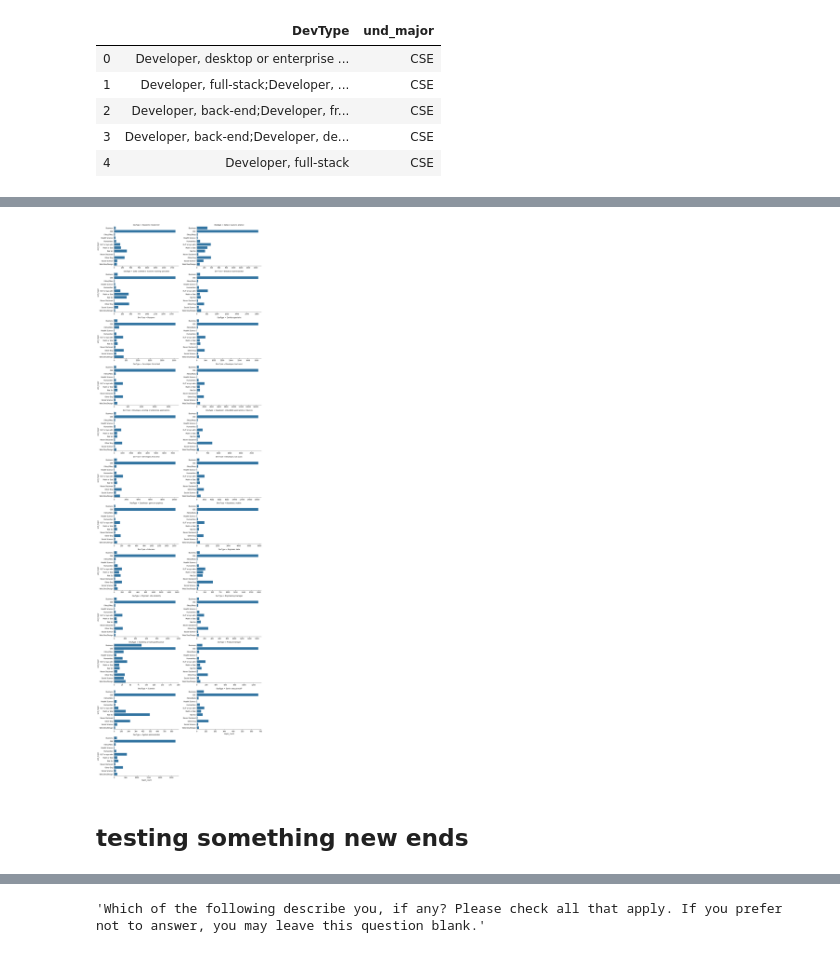
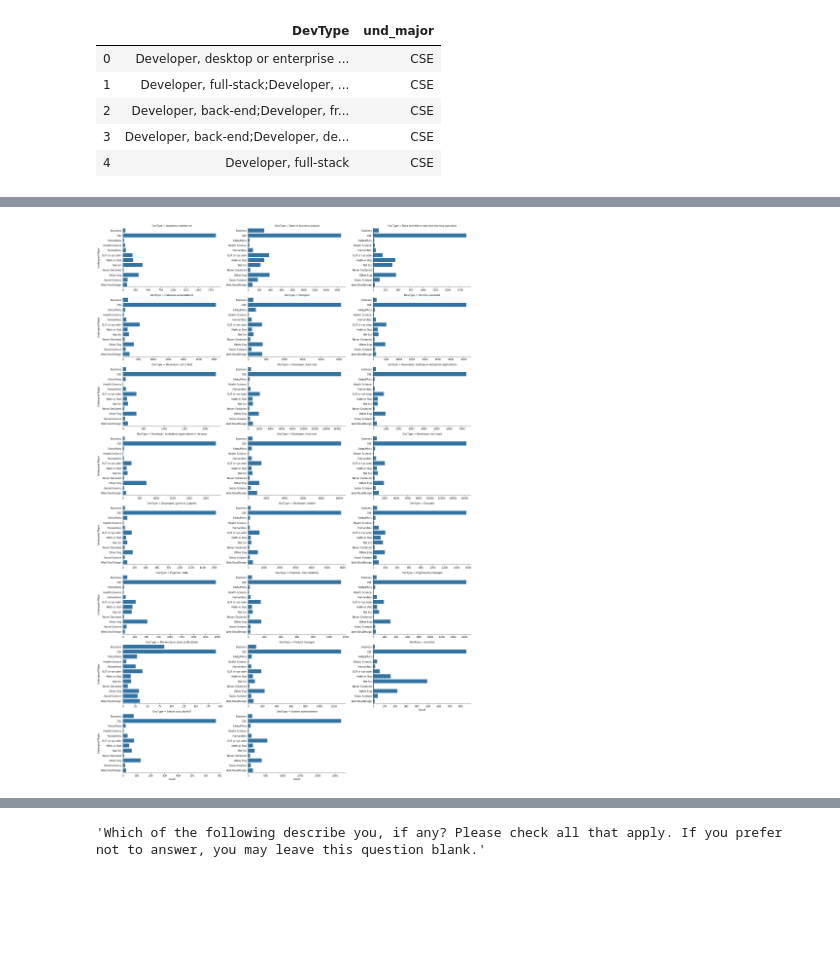
Before and after one commit to mikeolubode/blog_project, a Jupyter notebook: project.ipynb, the cells around one changed output, grey strips where cells are left out. Cells and saved outputs as stored; diff of their text form; code cells hidden in the pictures; blank space fills up the shorter version.

```diff
--- a/project.ipynb
+++ b/project.ipynb
@@ -53,7 +53,7 @@ def get_unique(df_column, delimiter):
 # %%
 def split_and_join(df, col, delimiter):
     """
-    splits a delimiter column and add the resulting split to the original df while dropping the splitted column
+    splits a delimited column and add the resulting split to the original df while dropping the splitted column
 
     df: dataframe containing column col to be splitted
     col: column containing delimited items to be splitted
@@ -87,6 +87,3 @@ survey.head()
 | 2 | 3 | I code primarily as a hobby | Yes | NaN | 15 | NaN | NaN | NaN | Russian Federation | ... |
 | 3 | 4 | I am a developer by profession | Yes | 25.0 | 18 | NaN | NaN | NaN | Albania | ... |
 | 4 | 5 | I used to be a developer by profe... | Yes | 31.0 | 16 | NaN | NaN | NaN | United States | ... |
-# %%
-survey['DevType_main'] = survey.DevType.str.split(';', n = 1, expand = True).reset_index().iloc[:,1]
-survey.head()
@@ -191,6 +172,7 @@ Index([                             0,                              1,
 # %%
 survey_dev = split_and_join(survey, 'DevType', ';')
-survey_devMajor1 = survey_dev.iloc[:,np.r_[0:23,82,85]].fillna(value=np.nan)
+# select all DevType, YearsCodePro and und_major for further analysis
+survey_devMajor1 = survey_dev.iloc[:,np.r_[0:23,82,84]].fillna(value=np.nan)
 survey_devMajor1.head()
 # %% [output]
 |  | 0 | 1 | 2 | 3 | 4 | 5 | 6 | 7 | 8 | 9 | 10 | ... |
@@ -262,15 +209,14 @@ survey_devMajor_grp
 # %%
-# calculate count for each group and then switch x and y for catplot
-g = sns.FacetGrid(survey_devMajor_grp,
+data = survey_devMajor_grp.copy()
+data.columns = ['DevType', 'Undergrad Major', 'Count']
+g = sns.FacetGrid(data,
                  col = 'DevType',
                  sharex = False,
                   sharey = False,
-                  col_wrap = 2,
+                  col_wrap = 3,
                  height = 4,
                  aspect =1.8 )
 
-g = g.map(sns.barplot, 'major_count','und_major');
+g = g.map(sns.barplot, 'Count','Undergrad Major');
 # %% [output]
-[figure, old version]
+[figure, new version]
-# %% [markdown]
-## testing something new ends
```
Also changed, not shown: parts of 49 cells of this notebook.
